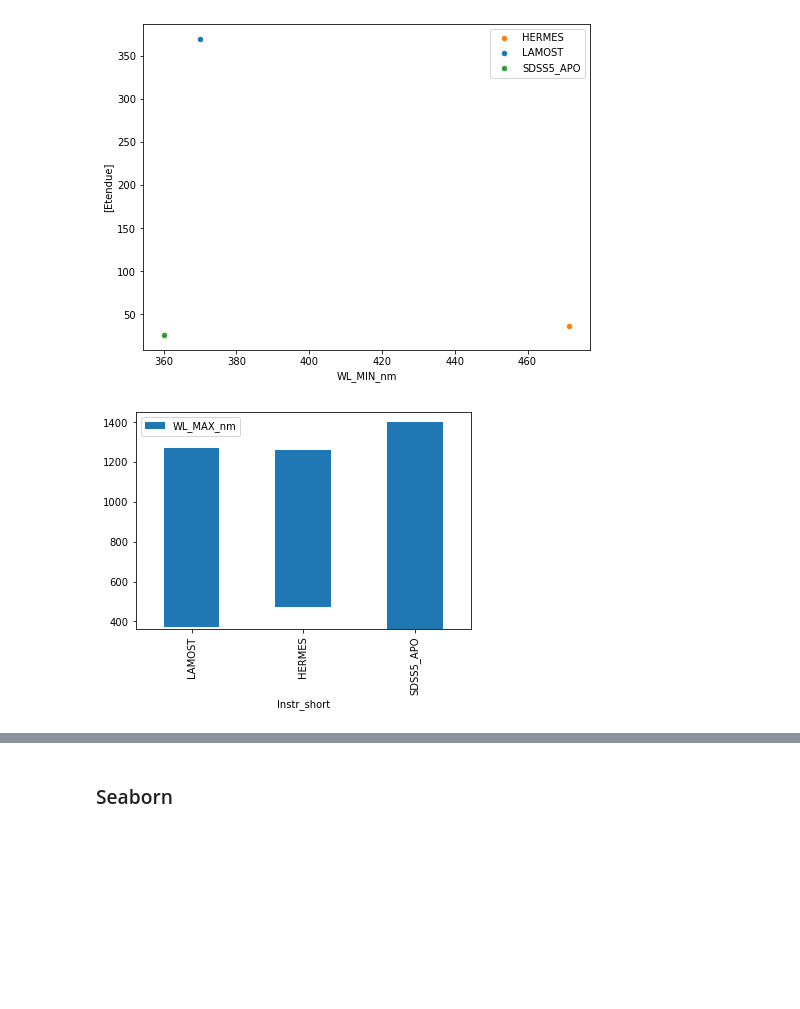
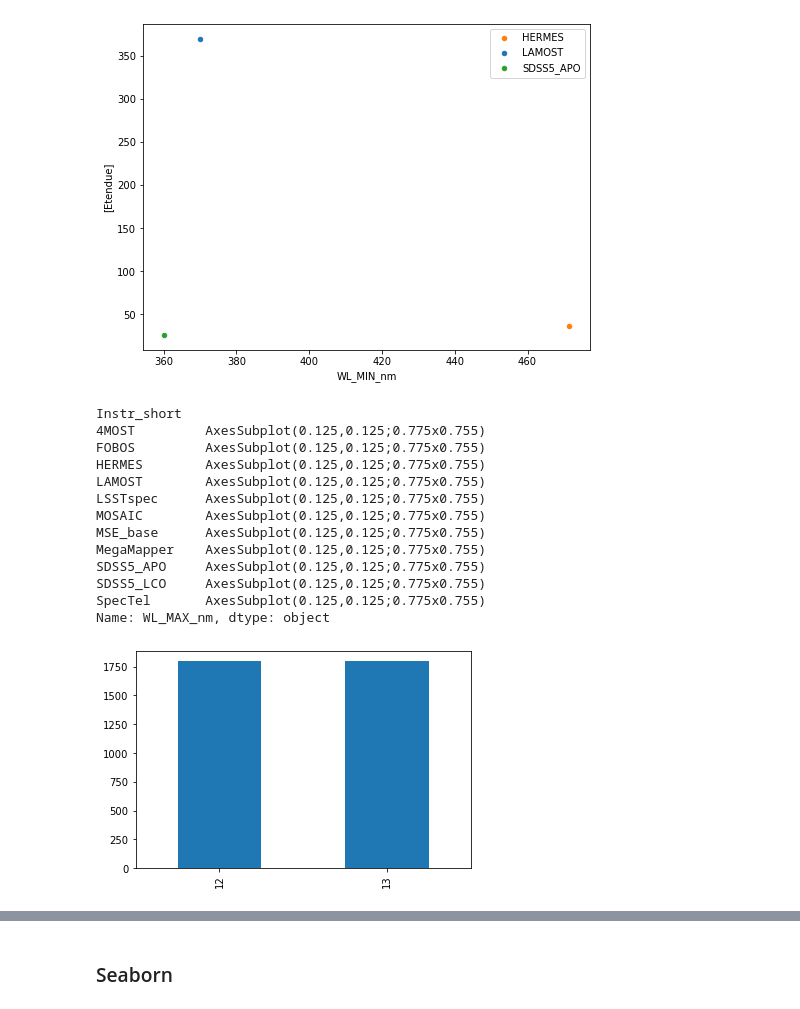
Before and after one commit to jsobeck/MOS_Surveys_Overview, a Jupyter notebook: MOS_Surveys_Overview_Visualizations.ipynb, the cells around one changed output, grey strips where cells are left out. Drawn from its saved outputs; the diff is of its cells as text; code cells hidden in the pictures; blank space fills up the shorter version.

```diff
--- a/MOS_Surveys_Overview_Visualizations.ipynb
+++ b/MOS_Surveys_Overview_Visualizations.ipynb
@@ -136,8 +136,9 @@ merged.style.hide().pipe(pretty_table).format(precision=2)
 ### Merged-Information Table (Distributed)
 Yet, for convenience and eventual plotting purposes, a table (named 'MOS_Surveys_Combined.csv') has already been prepared and is available for distribution/download.
 # %%
-combined_table = pd.read_csv('MOS_Surveys_Table_Combined.csv', skiprows=[1,2,3,4,8,9,10,11,12,13,14,15,16,17,18,19,20,21,22,23,24,25,26,27,28,29])
-combined_table.style.hide().pipe(pretty_table).format(precision=2)
+#rows_to_skip = range(1,5)
+combined_table = pd.read_csv('MOS_Surveys_Table_Combined.csv',skiprows=[1,2,3,4,22])
+combined_table.style.pipe(pretty_table).format(precision=2).hide()
 # %% [output]
 | Instrument | Instr_short | Facility | Hemisphere | Status | Operations_Start | M1_Aperture_m | FOV_deg2 | ... |
 | LAMOST | LAMOST | Guoshoujing | N | Current | 2012 | 4.00 | 19.60 | ... |
@@ -198,7 +195,22 @@ plt.show()
 # %% [output]
 [figure]
 # %%
-#combined_table.plot.barh(x='WL_MIN_nm', y='Instr_Short')
-ax=combined_table.plot.bar(x='Instr_short',y='WL_MAX_nm',stacked=True,bottom=combined_table['WL_MIN_nm'])
+combined_table.groupby('Instr_short')['WL_MAX_nm'].plot(kind = "bar")
+#ax=combined_table.plot.bar(x='Instr_short',y='WL_MAX_nm',stacked=True,bottom=combined_table['WL_MIN_nm'])
+#ax2 = combined_table['Etendue'].plot.bar(secondary_y=True)
+#ax.bar_label(ax.containers[0]);
 # %% [output]
+Instr_short
+4MOST         AxesSubplot(0.125,0.125;0.775x0.755)
+FOBOS         AxesSubplot(0.125,0.125;0.775x0.755)
+HERMES        AxesSubplot(0.125,0.125;0.775x0.755)
+LAMOST        AxesSubplot(0.125,0.125;0.775x0.755)
+LSSTspec      AxesSubplot(0.125,0.125;0.775x0.755)
+MOSAIC        AxesSubplot(0.125,0.125;0.775x0.755)
+MSE_base      AxesSubplot(0.125,0.125;0.775x0.755)
+MegaMapper    AxesSubplot(0.125,0.125;0.775x0.755)
+SDSS5_APO     AxesSubplot(0.125,0.125;0.775x0.755)
+SDSS5_LCO     AxesSubplot(0.125,0.125;0.775x0.755)
+SpecTel       AxesSubplot(0.125,0.125;0.775x0.755)
+Name: WL_MAX_nm, dtype: object
-[figure, old version]
+[figure, new version]
```
Also changed, not shown: parts of 10 cells of this notebook.
